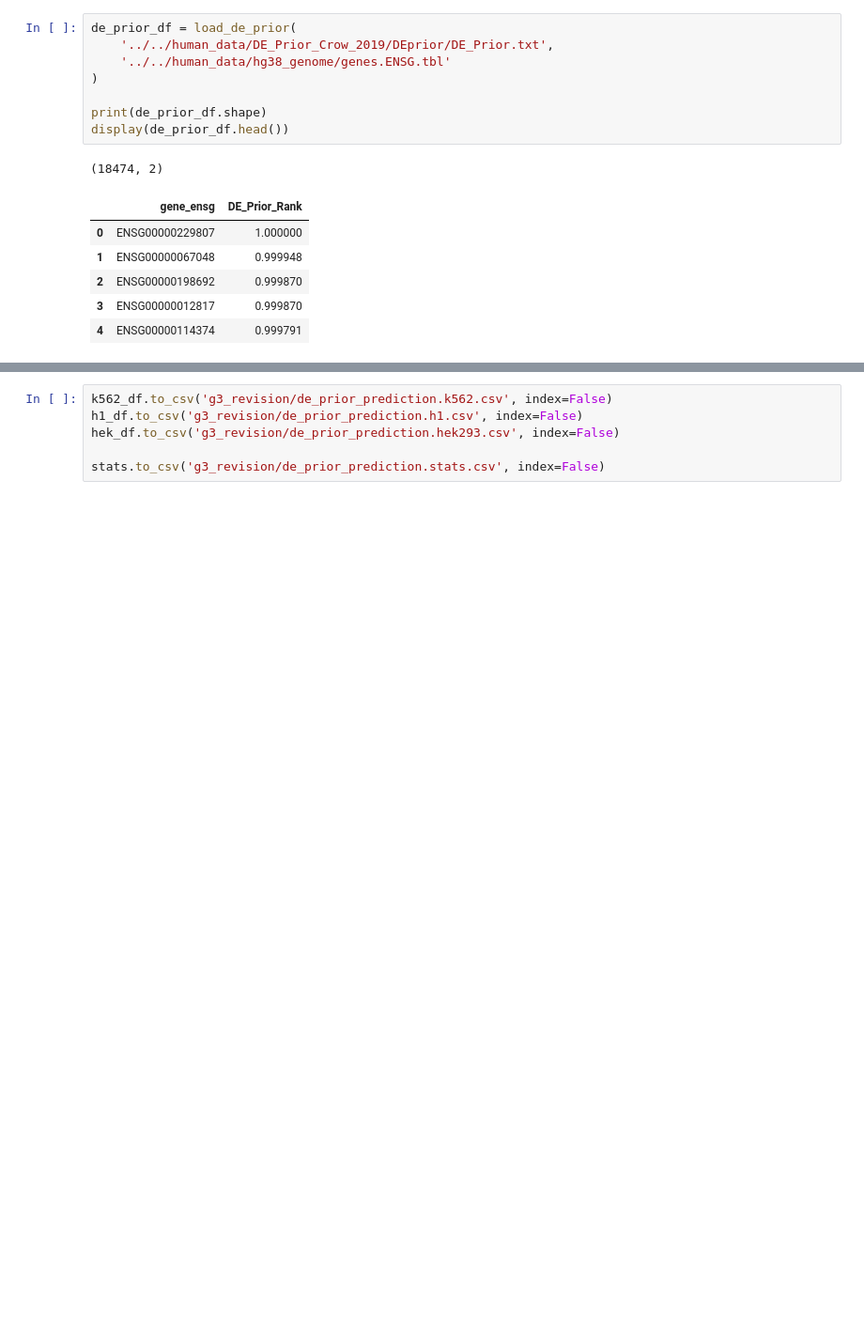
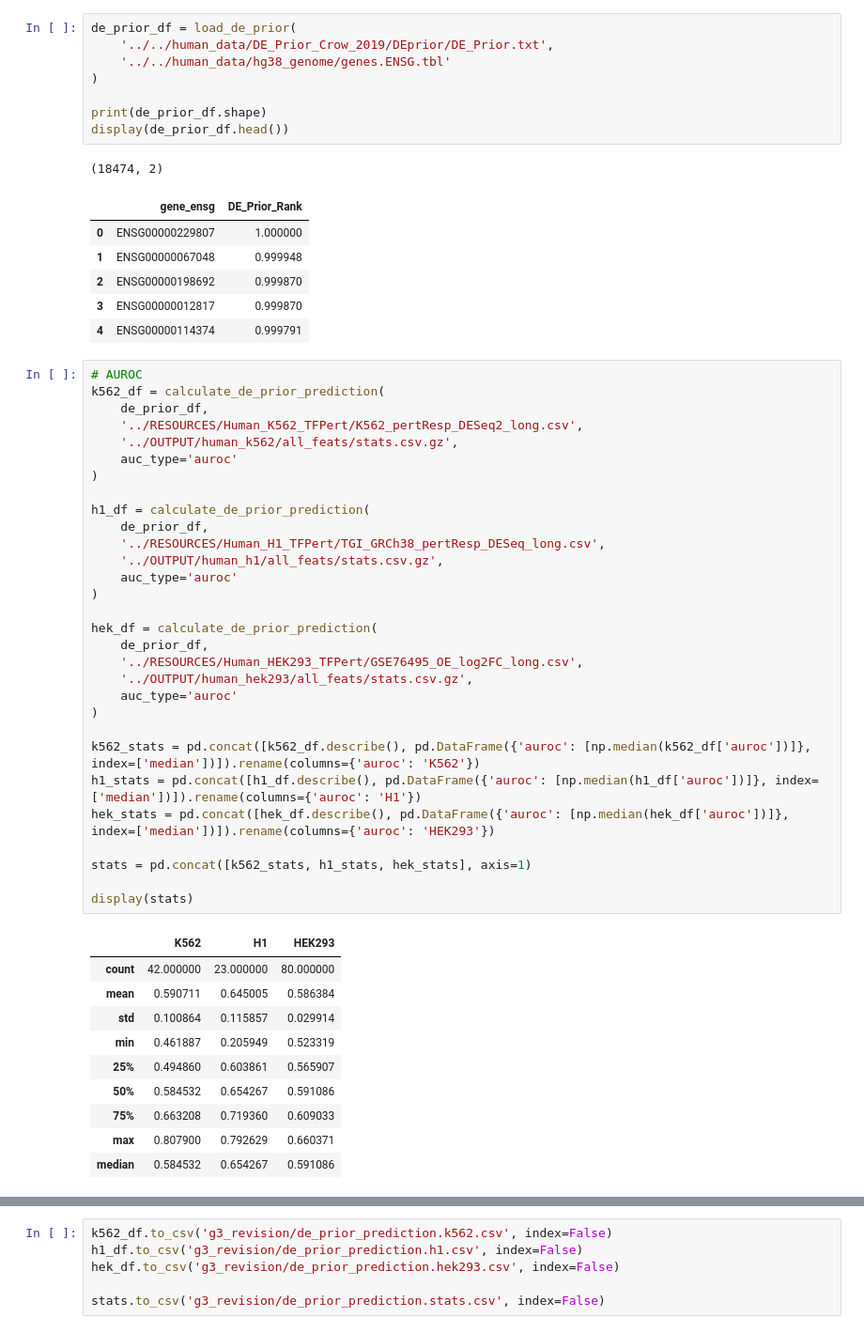
Before and after one commit to BrentLab/TFPertRespExplainer, a Jupyter notebook: WORKING_NOTEBOOKS/g3_revision.ipynb, the cells around one changed output, grey strips where cells are left out. Shown: that part at 94% size. Cells and saved outputs as stored; diff of their text form; blank space fills up the shorter version.

```diff
--- a/WORKING_NOTEBOOKS/g3_revision.ipynb
+++ b/WORKING_NOTEBOOKS/g3_revision.ipynb
@@ -261,4 +282,45 @@ display(de_prior_df.head())
 | 2 | ENSG00000198692 | 0.999870 |
 | 3 | ENSG00000012817 | 0.999870 |
 | 4 | ENSG00000114374 | 0.999791 |
+# %%
+# AUROC
+k562_df = calculate_de_prior_prediction(
+    de_prior_df,
+    '../RESOURCES/Human_K562_TFPert/K562_pertResp_DESeq2_long.csv',
+    '../OUTPUT/human_k562/all_feats/stats.csv.gz',
+    auc_type='auroc'
+)
+
+h1_df = calculate_de_prior_prediction(
+    de_prior_df,
+    '../RESOURCES/Human_H1_TFPert/TGI_GRCh38_pertResp_DESeq_long.csv',
+    '../OUTPUT/human_h1/all_feats/stats.csv.gz',
+    auc_type='auroc'
+)
+
+hek_df = calculate_de_prior_prediction(
+    de_prior_df,
+    '../RESOURCES/Human_HEK293_TFPert/GSE76495_OE_log2FC_long.csv',
+    '../OUTPUT/human_hek293/all_feats/stats.csv.gz',
+    auc_type='auroc'
+)
+
+k562_stats = pd.concat([k562_df.describe(), pd.DataFrame({'auroc': [np.median(k562_df['auroc'])]}, index=['median'])]).rename(columns={'auroc': 'K562'})
+h1_stats = pd.concat([h1_df.describe(), pd.DataFrame({'auroc': [np.median(h1_df['auroc'])]}, index=['median'])]).rename(columns={'auroc': 'H1'})
+hek_stats = pd.concat([hek_df.describe(), pd.DataFrame({'auroc': [np.median(hek_df['auroc'])]}, index=['median'])]).rename(columns={'auroc': 'HEK293'})
+
+stats = pd.concat([k562_stats, h1_stats, hek_stats], axis=1)
+
+display(stats)
+# %% [output]
+|  | K562 | H1 | HEK293 |
+| count | 42.000000 | 23.000000 | 80.000000 |
+| mean | 0.590711 | 0.645005 | 0.586384 |
+| std | 0.100864 | 0.115857 | 0.029914 |
+| min | 0.461887 | 0.205949 | 0.523319 |
+| 25% | 0.494860 | 0.603861 | 0.565907 |
+| 50% | 0.584532 | 0.654267 | 0.591086 |
+| 75% | 0.663208 | 0.719360 | 0.609033 |
+| max | 0.807900 | 0.792629 | 0.660371 |
+| median | 0.584532 | 0.654267 | 0.591086 |
 # %%
```
Also changed, not shown: parts of 15 cells of this notebook.
